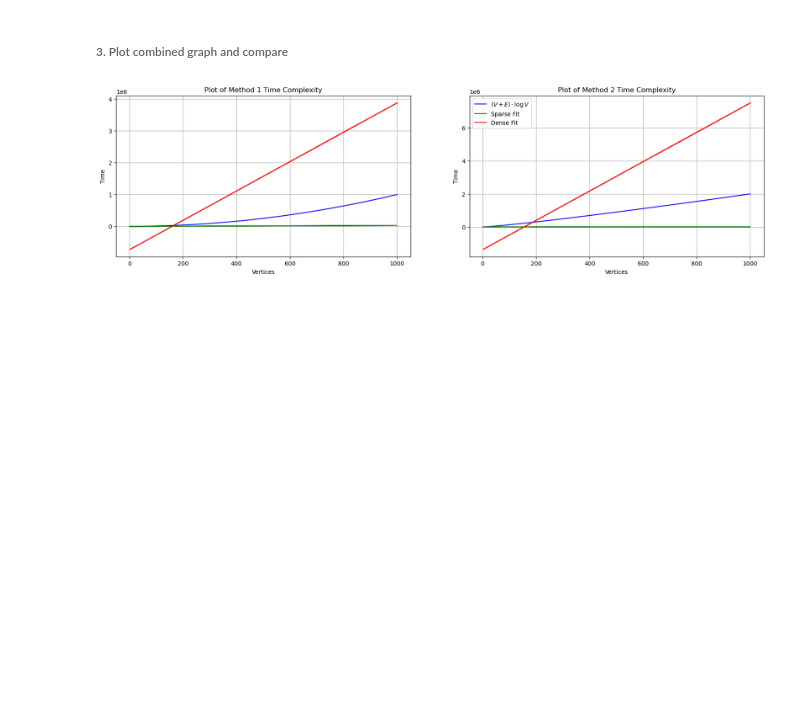
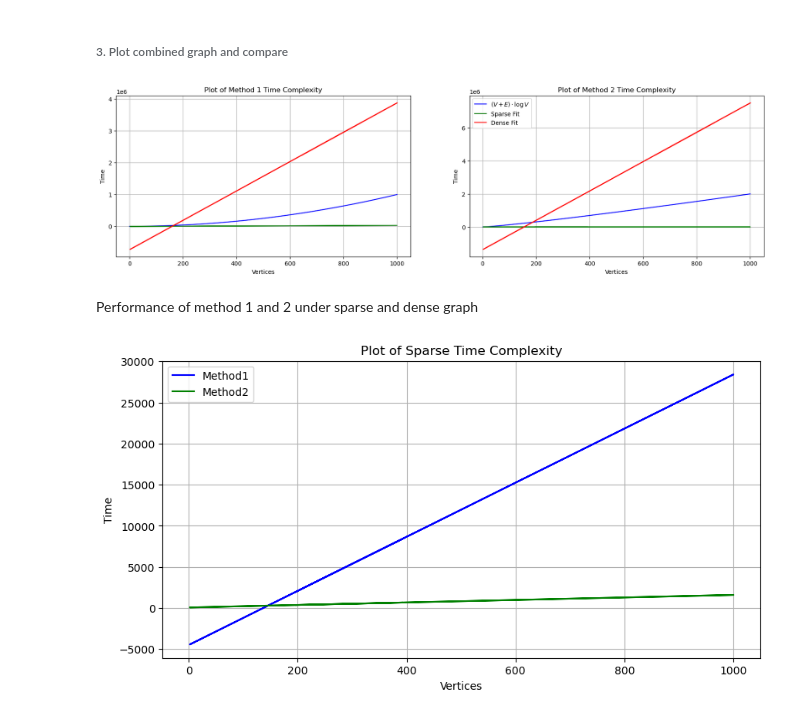
Before and after one commit to ChoWei0310/SC2001-Algorithm-Design, a Jupyter notebook: Lab2/SC2001_ExampleClass_2.ipynb, the cells around one changed output. Cells and saved outputs as stored; diff of their text form; code cells hidden in the pictures; blank space fills up the shorter version.

Commit message:
update graph

```diff
--- a/Lab2/SC2001_ExampleClass_2.ipynb
+++ b/Lab2/SC2001_ExampleClass_2.ipynb
@@ -147,8 +147,8 @@ sparse_fit_vertices1 = np.polyfit(method1_df_SPARSE['Vertices'], method1_df_SPAR
 sparse_fit_edges1 = np.polyfit(method1_df_SPARSE['Edges'], method1_df_SPARSE['Time Array (Method 1)'], 1)
 
 # Define the fitted line equations
-sparse_line_vertices1 = np.polyval(sparse_fit_vertices, method1_df_SPARSE['Vertices'])
-sparse_line_edges1 = np.polyval(sparse_fit_edges, method1_df_SPARSE['Edges'])
+sparse_line_vertices1 = np.polyval(sparse_fit_vertices1, method1_df_SPARSE['Vertices'])
+sparse_line_edges1 = np.polyval(sparse_fit_edges1, method1_df_SPARSE['Edges'])
 
 fig, ax = plt.subplots(1,2, figsize=(20, 5))
 
@@ -490,3 +490,19 @@ plt.legend()
 plt.show()
 # %% [output]
 [figure]
+# %% [markdown]
+Performance of method 1 and 2 under sparse and dense graph
+# %%
+# Plot for Sparse
+plt.figure(figsize = (10,5))
+plt.plot(method1_df_SPARSE['Vertices'], sparse_line_vertices1, '-', color='b', label='Method1')
+plt.plot(method2_df_SPARSE['Vertices'], sparse_line_vertices2, '-', color='g', label='Method2')
+plt.title('Plot of Sparse Time Complexity')
+plt.xlabel('Vertices')
+plt.ylabel('Time')
+plt.grid(True)
+
+plt.legend()
+plt.show()
+# %% [output]
+[figure, added]
```
Also changed, not shown: parts of 1 cell of this notebook.
